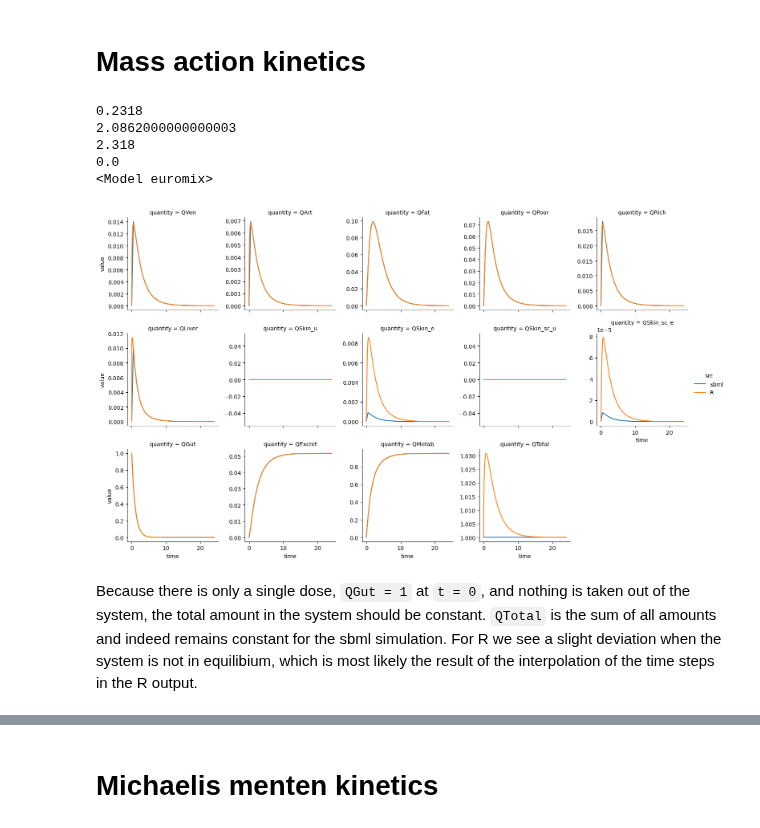
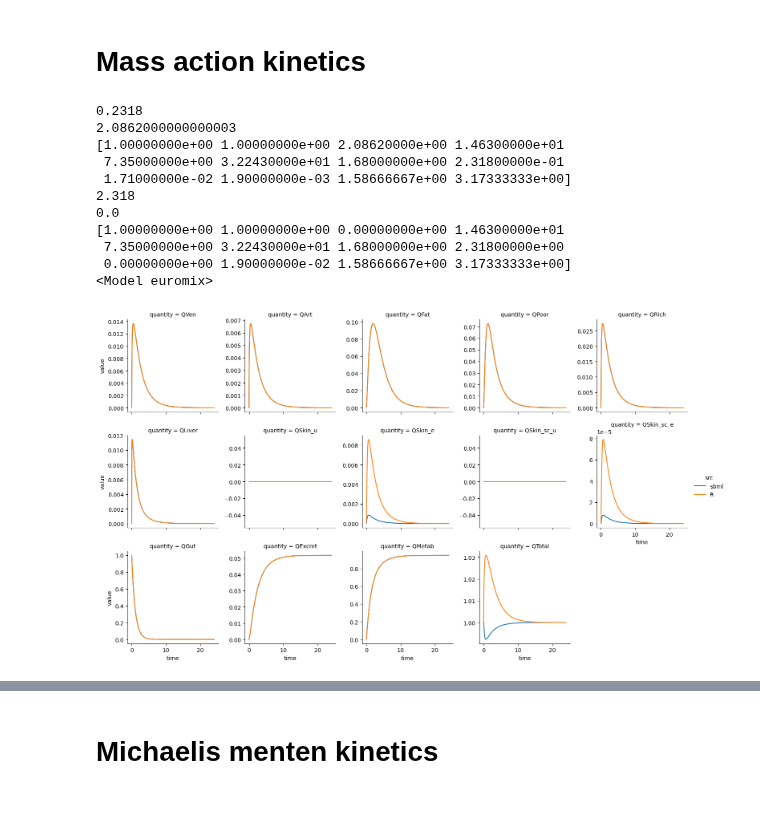
Before and after one commit to rivm-syso/euromix-to-sbml, a Jupyter notebook: notebooks/validate_antimony_model.ipynb, the cells around one changed output, grey strips where cells are left out. Cells and saved outputs as stored; diff of their text form; code cells hidden in the pictures.

Commit message:
defined compartment volumes with assignment rules and updated validation script

```diff
--- a/notebooks/validate_antimony_model.ipynb
+++ b/notebooks/validate_antimony_model.ipynb
@@ -61,22 +61,30 @@ def compare(results, fn_r):
     g.add_legend()
 # %% [markdown]
 # Mass action kinetics
-# %%
-r = te.loada(fn_ant)
-print(r.VSkin_e)
-print(r.VSkin_u)
-r.fSA_exposed = 1
-r.regenerateModel()
-print(r.VSkin_e)
-print(r.VSkin_u)
-r.QGut = 1
-compare(r.simulate(0, 24), fn_r='euromix_r_results_MA.csv')
-# %% [output]
-0.2318
-2.0862000000000003
-2.318
-0.0
-<Model euromix>
-[figure, removed]
-# %% [markdown]
-Because there is only a single dose, `QGut = 1` at `t = 0`, and nothing is taken out of the system, the total amount in the system should be constant. `QTotal` is the sum of all amounts and indeed remains constant for the sbml simulation. For R we see a slight deviation when the system is not in equilibium, which is most likely the result of the interpolation of the time steps in the R output.
+# %%
+r = te.loada(fn_ant) # Load model with fSA_exposed = 0.1
+print(r.VSkin_e)
+print(r.VSkin_u)
+print(r.getCompartmentVolumes())
+
+r.fSA_exposed = 1
+r.QGut = 1
+
+print(r.VSkin_e)
+print(r.VSkin_u)
+print(r.getCompartmentVolumes()) # Compartment volumes were not updated properly without assignment rule in compartment volumes
+
+compare(r.simulate(0, 24, 500), fn_r='euromix_r_results_MA.csv')
+# %% [output]
+0.2318
+2.0862000000000003
+[1.00000000e+00 1.00000000e+00 2.08620000e+00 1.46300000e+01
+ 7.35000000e+00 3.22430000e+01 1.68000000e+00 2.31800000e-01
+ 1.71000000e-02 1.90000000e-03 1.58666667e+00 3.17333333e+00]
+2.318
+0.0
+[1.00000000e+00 1.00000000e+00 0.00000000e+00 1.46300000e+01
+ 7.35000000e+00 3.22430000e+01 1.68000000e+00 2.31800000e+00
+ 0.00000000e+00 1.90000000e-02 1.58666667e+00 3.17333333e+00]
+<Model euromix>
+[figure, added]
```
Also changed, not shown: parts of 9 cells of this notebook, 1 other file.
